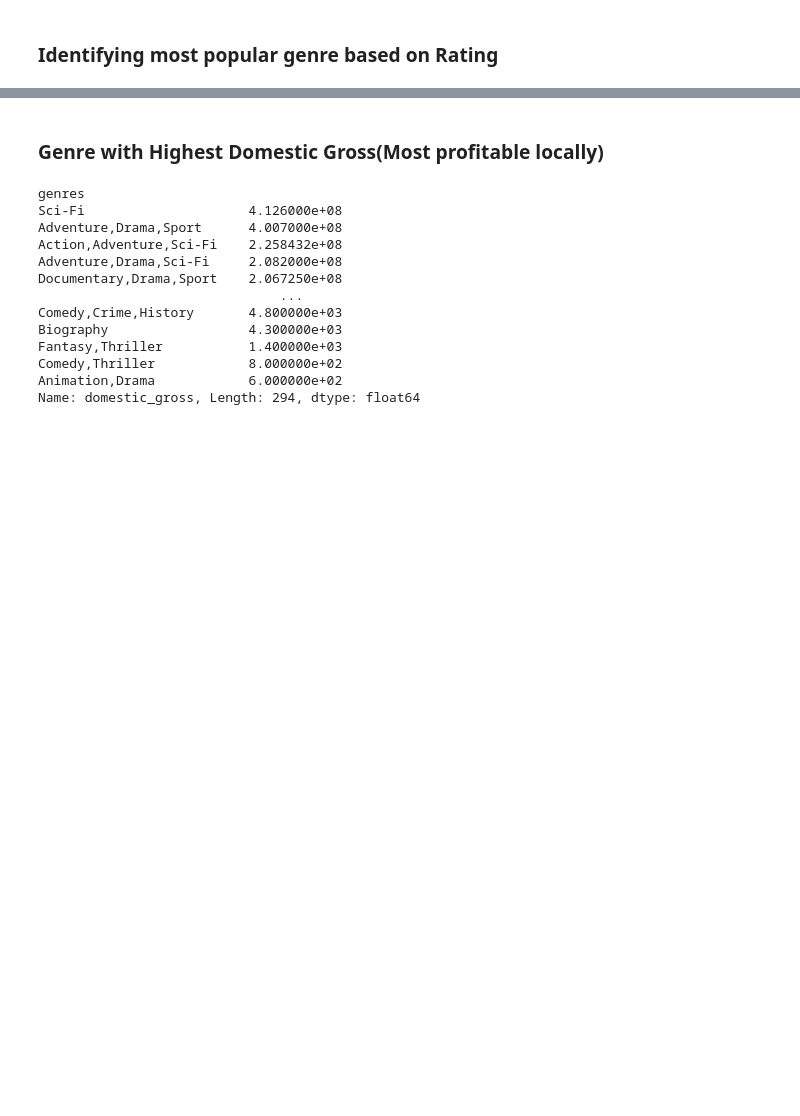
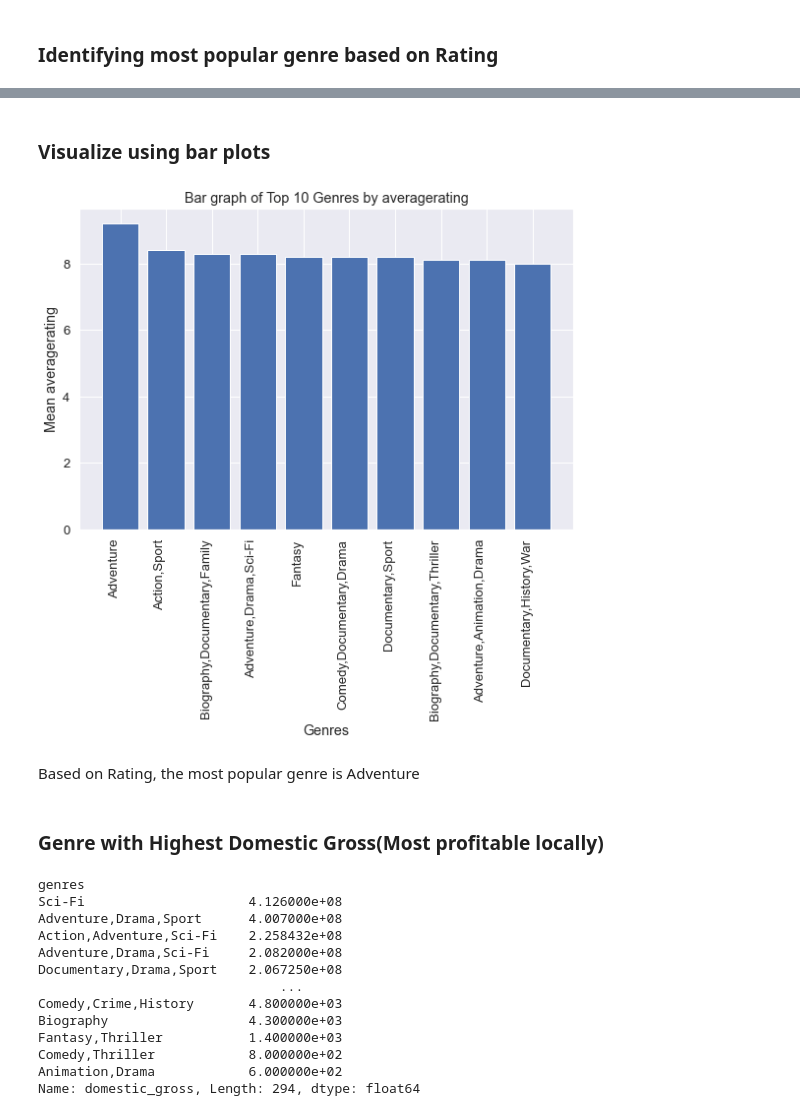
Before and after one commit to Trixiemoek/dsc-phase-1-project, a Jupyter notebook: student.ipynb, the cells around one changed output, grey strips where cells are left out. Drawn from its saved outputs; the diff is of its cells as text; code cells hidden in the pictures; blank space fills up the shorter version.

```diff
--- a/student.ipynb
+++ b/student.ipynb
@@ -465,0 +484,4 @@ Name: averagerating, Length: 294, dtype: float64
+# %%
+#group the data by genres and display its corresponding average ratings
+best_genre = data.groupby('genres')['averagerating'].mean().sort_values(ascending=False)
+best_genre.head(10)
@@ -466,3 +501,20 @@ Name: averagerating, Length: 294, dtype: float64
+# %% [markdown]
+### Visualize using bar plots
+# %%
+# Create a bar plot that displays the first 10 genres with highest rating
+top = best_genre.head(10)
+plt.subplots(figsize=(9,6))
+plt.bar(x=top.index, height=top.values)
+#set x,y and title labels
+plt.xlabel('Genres')
+plt.ylabel('Mean averagerating')
+plt.title('Bar graph of Top 10 Genres by averagerating')
+plt.xticks(rotation=90, ha = 'right')
+plt.show()
+# %% [output]
+[figure, added]
+# %% [markdown]
+Based on Rating, the most popular genre is Adventure
 # %% [markdown]
 ### Genre with Highest Domestic Gross(Most profitable locally)
 # %%
```
Also changed, not shown: parts of 21 cells of this notebook.
